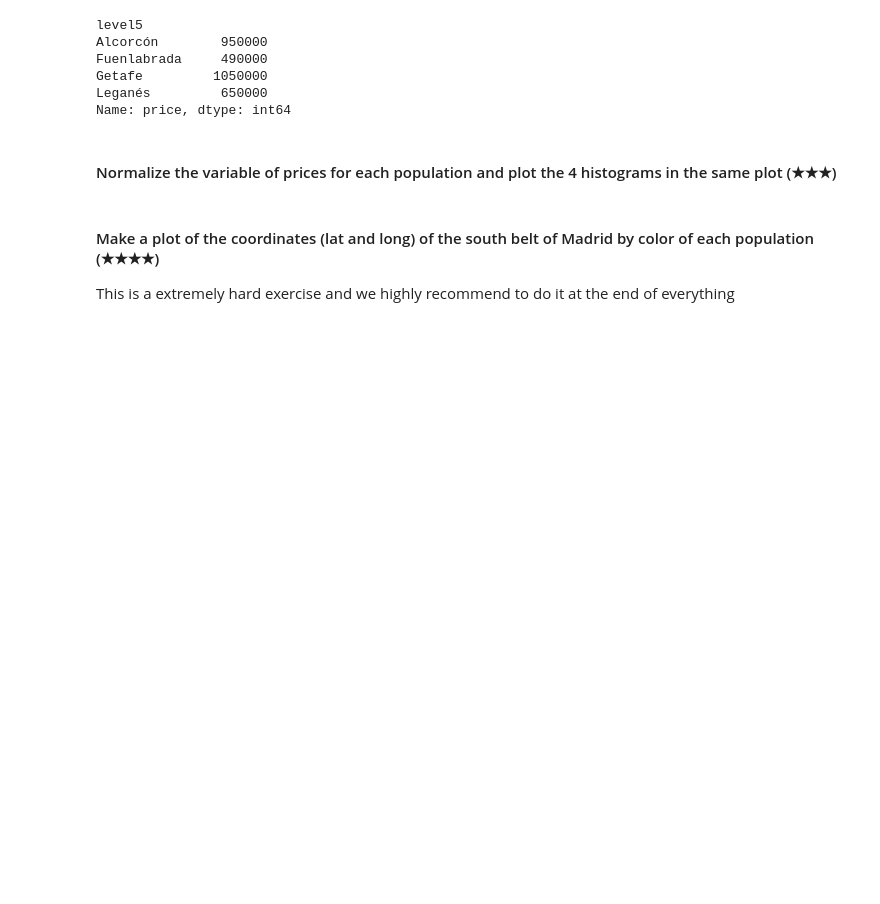
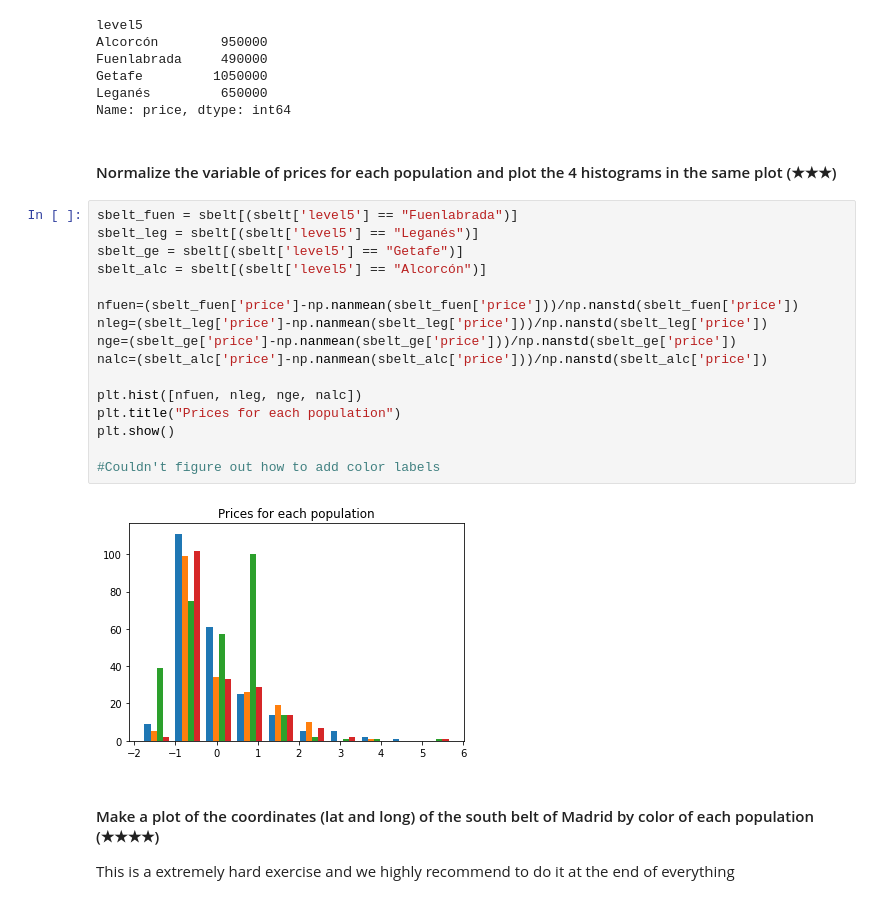
Before and after one commit to easyundercover/data-cleanup-final-exercise, a Jupyter notebook: project.ipynb, the cells around one changed output. Saved outputs shown, nothing was run; the diff lists cells and outputs as text; blank space fills up the shorter version.

```diff
--- a/project.ipynb
+++ b/project.ipynb
@@ -257,6 +244,24 @@ Leganés         650000
 Name: price, dtype: int64
 # %% [markdown]
 #### Normalize the variable of prices for each population and plot the 4 histograms in the same plot (★★★)
+# %%
+sbelt_fuen = sbelt[(sbelt['level5'] == "Fuenlabrada")]
+sbelt_leg = sbelt[(sbelt['level5'] == "Leganés")]
+sbelt_ge = sbelt[(sbelt['level5'] == "Getafe")]
+sbelt_alc = sbelt[(sbelt['level5'] == "Alcorcón")]
+
+nfuen=(sbelt_fuen['price']-np.nanmean(sbelt_fuen['price']))/np.nanstd(sbelt_fuen['price'])
+nleg=(sbelt_leg['price']-np.nanmean(sbelt_leg['price']))/np.nanstd(sbelt_leg['price'])
+nge=(sbelt_ge['price']-np.nanmean(sbelt_ge['price']))/np.nanstd(sbelt_ge['price'])
+nalc=(sbelt_alc['price']-np.nanmean(sbelt_alc['price']))/np.nanstd(sbelt_alc['price'])
+
+plt.hist([nfuen, nleg, nge, nalc])
+plt.title("Prices for each population")
+plt.show()
+
+#Couldn't figure out how to add color labels
+# %% [output]
+[figure, added]
 # %% [markdown]
 #### Make a plot of the coordinates (lat and long) of the south belt of Madrid by color of each population (★★★★)
 This is a extremely hard exercise and we highly recommend to do it at the end of everything
```
Also changed, not shown: parts of 15 cells of this notebook.
